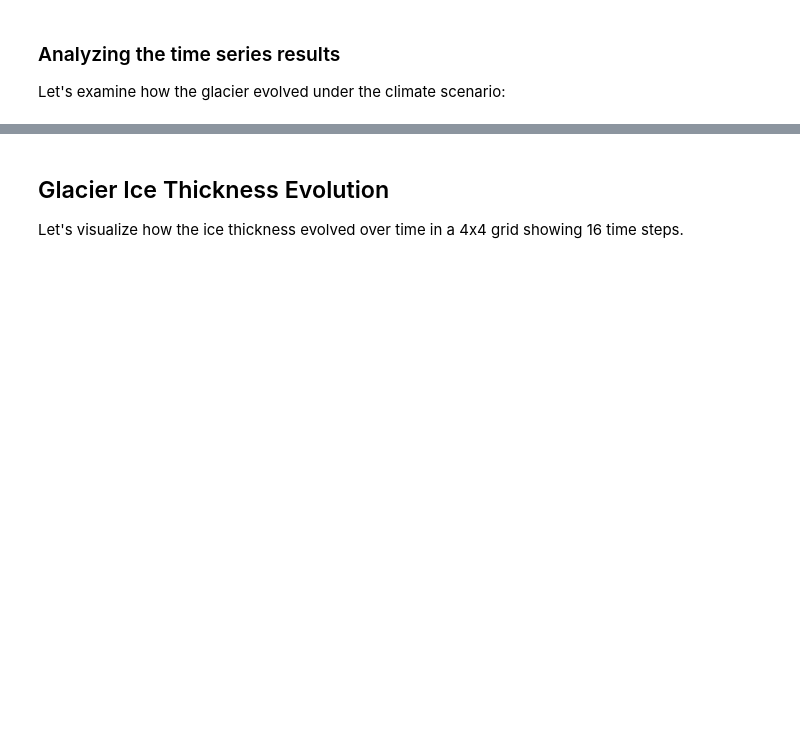
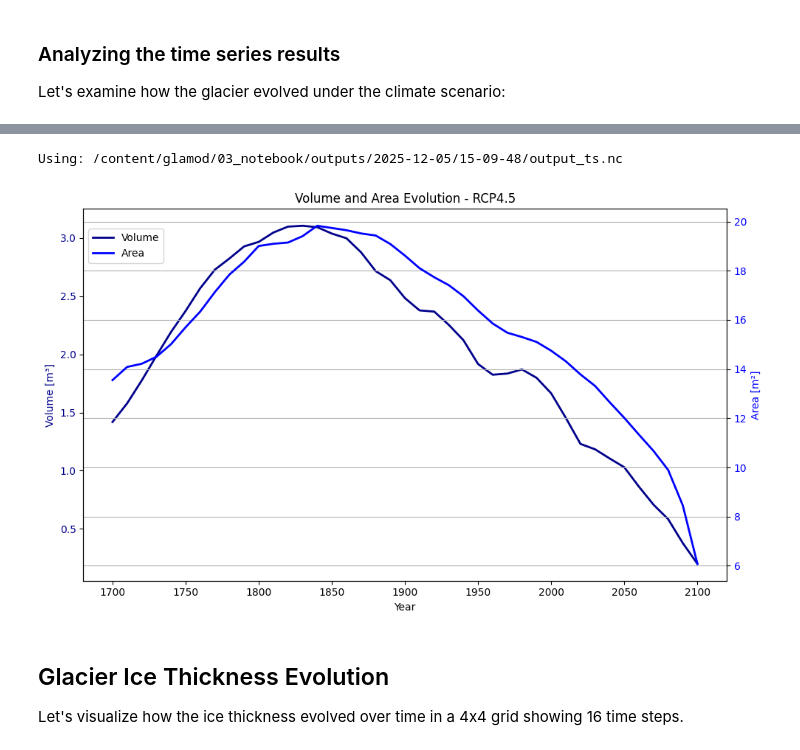
Before and after one commit to leajag/2024_Intro_Python, a Jupyter notebook: 03_notebook/my_glacier.ipynb, the cells around one changed output, grey strips where cells are left out. Saved outputs shown, nothing was run; the diff lists cells and outputs as text; code cells hidden in the pictures; blank space fills up the shorter version.

```diff
--- a/03_notebook/my_glacier.ipynb
+++ b/03_notebook/my_glacier.ipynb
@@ -222,4 +221,61 @@ Ice Area:
 ============================================================
+# %%
+import xarray as xr
+import matplotlib.pyplot as plt
+import glob
+import os
+
+# --- Find the latest time series file ---
+ts_files = sorted(glob.glob('outputs/*/*/output_ts.nc'))
+
+if not ts_files:
+    raise FileNotFoundError("No output_ts.nc file found. Please run the model first.")
+
+ts_file = os.path.abspath(ts_files[-1])
+print(f"Using: {ts_file}")
+
+# --- Load time series ---
+ds = xr.open_dataset(ts_file)
+
+# Assume variables are named 'volume' and 'area', adjust if different
+time = ds["time"].values  # e.g., float years
+volume = ds["vol"].values
+area = ds["area"].values
+
+# --- Plot Volume and Area together ---
+fig, ax1 = plt.subplots(figsize=(10,6))
+
+color_vol = 'darkblue'
+ax1.set_xlabel("Year")
+ax1.set_ylabel("Volume [m³]", color=color_vol)
+ax1.plot(time, volume, color=color_vol, lw=2, label="Volume")
+ax1.tick_params(axis='y', labelcolor=color_vol)
+
+# Create a second y-axis for Area
+ax2 = ax1.twinx()
+color_area = 'blue'
+ax2.set_ylabel("Area [m²]", color=color_area)
+ax2.plot(time, area, color=color_area, lw=2, label="Area")
+ax2.tick_params(axis='y', labelcolor=color_area)
+
+# Optional: Combine legends from both axes
+lines_1, labels_1 = ax1.get_legend_handles_labels()
+lines_2, labels_2 = ax2.get_legend_handles_labels()
+ax1.legend(
+    lines_1 + lines_2,
+    labels_1 + labels_2,
+    loc='upper left',      # Positionierung relativ zum Anker
+    bbox_to_anchor=(0, 0.96)  # x=0 (links), y=0.95 (leicht tiefer)
+)
+
+
+plt.title("Volume and Area Evolution - RCP4.5")
+plt.grid(True)
+plt.tight_layout()
+plt.show()
+# %% [output]
+Using: /content/glamod/03_notebook/outputs/2025-12-05/15-09-48/output_ts.nc
+[figure, added]
 # %% [markdown]
 ## Glacier Ice Thickness Evolution
 
```
Also changed, not shown: parts of 15 cells of this notebook.
